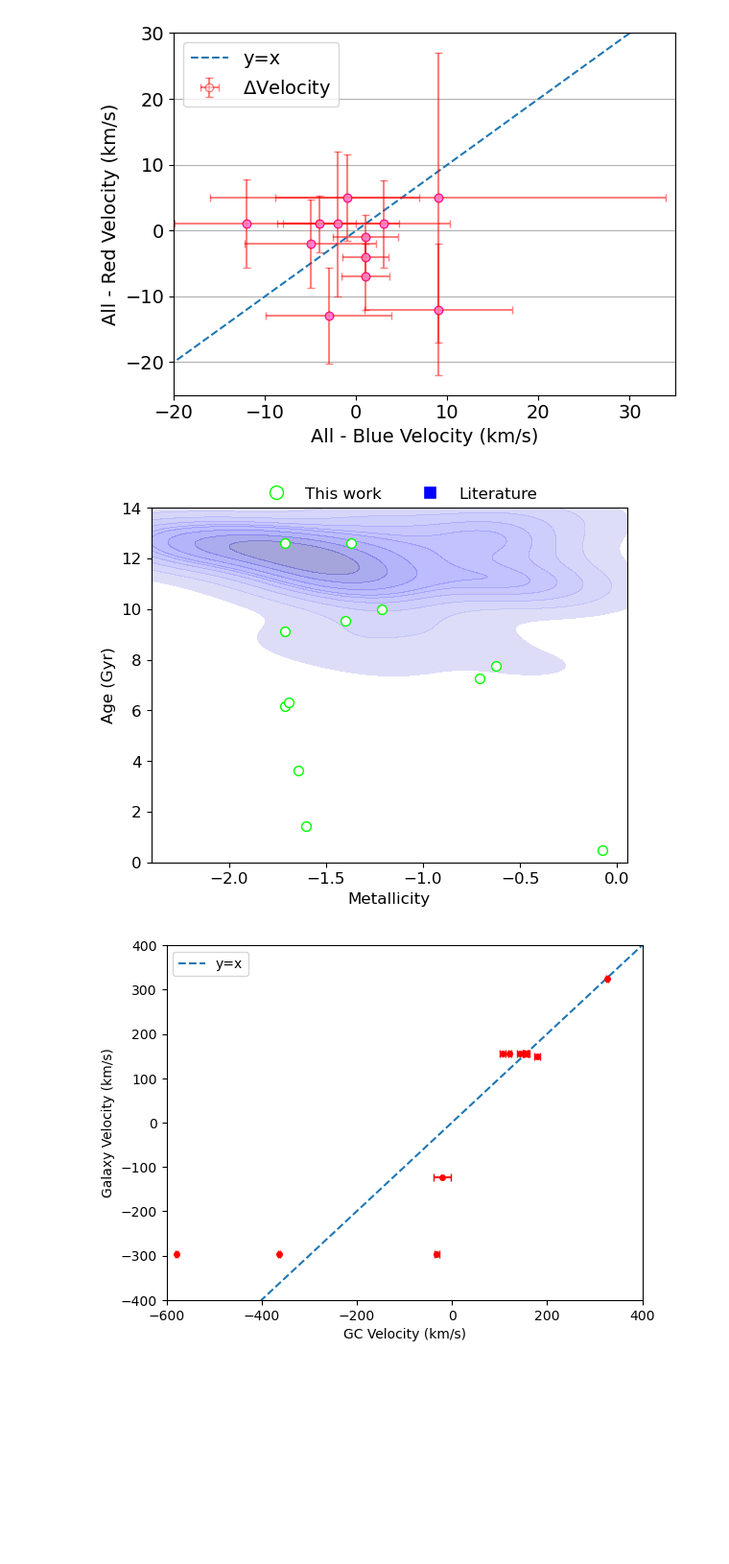
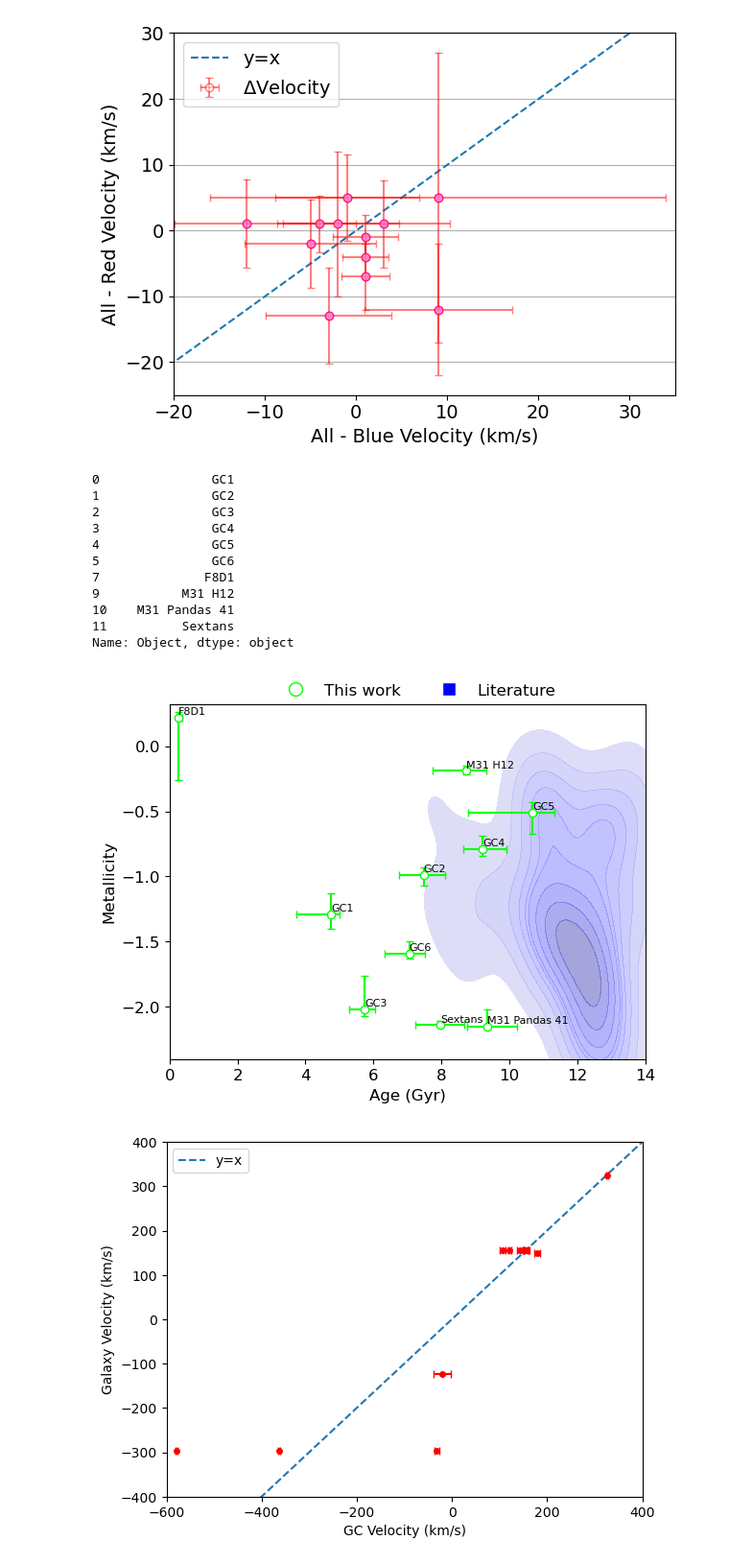
Before and after one commit to daniel-lyon/CAS-Summer-Project, a Jupyter notebook: scripts/red_vs_blue.ipynb, the cells around one changed output. Shown at 96% size. Drawn from its saved outputs; the diff is of its cells as text; code cells hidden in the pictures; blank space fills up the shorter version.

```diff
--- a/scripts/red_vs_blue.ipynb
+++ b/scripts/red_vs_blue.ipynb
@@ -78,6 +78,7 @@ plt.show()
 # %% [output]
 [figure]
 # %%
+import numpy as np
 import pandas as pd
 import seaborn as sns
 import matplotlib.pyplot as plt
@@ -85,51 +86,70 @@ from matplotlib.lines import Line2D
 
 file_path = "/home/daniel/Documents/Swinburne/ultra-diffuse-galaxies/results_SP/results.ods"
 sheet_name = 0  # Sheet index starts from 0
-columns = ['Age (Gyr)', 'Metallicity', 'Object']
-
+columns = ['Age (Gyr)', 'Age_up_err', 'Age_low_err', 'Metallicity (Z/H) (Dex)', 'Met_up_err', 'Met_low_err', 'Object']
 df = pd.read_excel(file_path, sheet_name=sheet_name, usecols=columns)
 df.dropna(inplace=True)
 
 # Forbes 2022 -- https://ui.adsabs.harvard.edu/abs/2022MNRAS.512..802F/abstract
 NGC_2403_AGE = [12.5, 7.8, 9, 9.3, 8.6, 10.8]
 NGC_2403_MET = [-2.2, -1.2, -1.35, -1.15, -1.6, -1.5]
 
 # Reico-Blanco 2018 -- https://www.aanda.org/articles/aa/full_html/2018/12/aa33179-18/aa33179-18.html
-RB_AGE = [11.75, 11.50, 10.75, 10.75, 11.00, 11.00, 11.50, 12.25, 12.00, 12.50, 12.25, 12.25, 11.75, 12.50, 12.50, 11.50, 10.75, 12.25, 12.25, 11.50, 12.75, 12.00, 12.00, 13.00, 11.75, 11.25, 12.75, 10.75, 12.5, 11.00, 13.00, 12.25, 10.75, 12.75, 12.50, 11.75, 11.25, 11.00, 11.25, 12.50, 12.75, 11.75, 12.50, 12.50, 12.50, 12.75, 8.30, 13.00, 11.00, 11.50, 11.25, 12.75, 11.75, 13.00, 12.00, 9.00, 13.00, 7.75, 11.25, 10.75, 10.50]
-RB_MET = [-0.76, -1.32, -1.30, -1.27, -1.18, -1.18, -1.51, -1.78, -2.27, -1.89, -2.06, -2.30, -1.50, -1.70, -2.31, -1.33, -0.29, -1.63, -1.98, -1.18, -1.82, -1.03, -1.58, -1.33, -1.57, -0.37, -2.35, -0.62, -1.07, -0.59, -1.99, -2.15, -0.46, -1.79, -1.82, -1.50, -0.42, -0.59, -0.76, -1.70, -1.62, -1.44, -1.26, -1.11, -1.55, -2.00, 0.29, -1.93, -0.82, -1.48, -1.46, -2.33, -1.66, -2.33, -1.74, -0.81, -2.34, -0.45, -1.64, -1.78, -1.2]
+RB_AGE = [11.75, 11.50, 10.75, 10.75, 11.00, 11.00, 11.50, 12.25, 12.00, 12.50, 12.25, 12.25, 11.75, 12.50, 12.50, 11.50, 10.75, 12.25, 12.25, 11.50, 12.75, 12.00, 12.00, 13.00, 11.75, 11.25, 12.75, 10.75, 12.5, 11.00, 13.00, 12.25, 10.75, 12.75, 12.50, 11.75, 11.25, 11.00, 11.25, 12.50, 12.75, 11.75, 12.50, 12.50, 12.50, 12.75, 13.00, 11.00, 11.50, 11.25, 12.75, 11.75, 13.00, 12.00, 9.00, 13.00, 7.75, 11.25, 10.75, 10.50]
+RB_MET = [-0.76, -1.32, -1.30, -1.27, -1.18, -1.18, -1.51, -1.78, -2.27, -1.89, -2.06, -2.30, -1.50, -1.70, -2.31, -1.33, -0.29, -1.63, -1.98, -1.18, -1.82, -1.03, -1.58, -1.33, -1.57, -0.37, -2.35, -0.62, -1.07, -0.59, -1.99, -2.15, -0.46, -1.79, -1.82, -1.50, -0.42, -0.59, -0.76, -1.70, -1.62, -1.44, -1.26, -1.11, -1.55, -2.00, -1.93, -0.82, -1.48, -1.46, -2.33, -1.66, -2.33, -1.74, -0.81, -2.34, -0.45, -1.64, -1.78, -1.2]
 
 # Nunez 2024 -- https://arxiv.org/pdf/2401.02519.pdf
 NUNEZ_AGE = [12.25, 10.00, 12.75, 13.75, 11.50, 13.75, 12.25, 13.75, 12.75, 12.75, 13.75, 12.75, 13.25, 12.75, 13.25, 13.75, 13.25]
 NUNEZ_MET = [-0.64, -1.25, -0.64, -0.33, -0.33, -1.25, -1.25, -1.25, -0.64, -0.64, -0.33, -0.64, -1.25, -0.64, -0.64, -0.64, -0.64]
 
 lit_age = NGC_2403_AGE + RB_AGE + NUNEZ_AGE
 lit_met = NGC_2403_MET + RB_MET + NUNEZ_MET
 
 this_work = Line2D([0], [0], marker='o', color='w', label='This work', markerfacecolor='white', markersize=10, markeredgecolor='lime')
 literature = Line2D([0], [0], marker='s', color='w', label='Literature', markerfacecolor='blue', markersize=10)
 
+age = df['Age (Gyr)']
+age_up_err = df['Age_up_err']
+age_low_err = np.abs(df['Age_low_err'])
+met = df['Metallicity (Z/H) (Dex)']
+met_up_err = df['Met_up_err']
+met_low_err = np.abs(df['Met_low_err'])
+
 # plt.scatter(NGC_2403_MET, NGC_2403_AGE, label='Forbes 2022', marker='^', color='magenta')
 # plt.scatter(RB_MET, RB_AGE, label='Reico-Blanco 2018', marker='*', color='cyan')
 # plt.scatter(NUNEZ_MET, NUNEZ_AGE, label='Nunez 2024', marker='x', color='red')
 # plt.scatter(lit_met, lit_age, label='Literature', marker='^', color='blue')
-sns.kdeplot(x=lit_met, y=lit_age, fill=True, color='blue', alpha=0.5)
-plt.scatter(df['Metallicity'], df['Age (Gyr)'], label='This work', edgecolor='lime', facecolor='white', s=50)
-plt.xlabel('Metallicity', fontsize=12)
-plt.ylabel('Age (Gyr)', fontsize=12)
+sns.kdeplot(x=lit_age, y=lit_met, fill=True, color='blue', alpha=0.5)
+plt.errorbar(age, met, xerr=[age_low_err, age_up_err], yerr=[met_low_err, met_up_err],
+    fmt='o', ecolor='lime', capsize=3, mfc='white', color='lime')
+plt.ylabel('Metallicity', fontsize=12)
+plt.xlabel('Age (Gyr)', fontsize=12)
 # plt.axhline(y=8, color='black', linestyle='--')
 # plt.fill_between([-3, 0.5], [8, 8], [15, 15], color='blue', alpha=0.1)
 # plt.fill_between([-3, 0.5], [8, 8], [0, 0], color='red', alpha=0.1)
-# for met, age, name in zip(df['Metallicity'], df['Age (Gyr)'], df['Object']):
-#     if age > 6:
-#         plt.text(met, age, name, fontsize=8)
-plt.xlim(-2.4, 0.05)
-plt.ylim(0, 14)
+
+print(df['Object'])
+for met, age, name in zip(met, age, df['Object']):
+    plt.text(age, met+0.025, name, fontsize=8)
+plt.ylim(-2.4, 0.32)
+plt.xlim(0, 14)
 plt.legend(handles=[this_work, literature], bbox_to_anchor=(0.2, 1.1), loc='upper left', fancybox=True, ncol=2, fontsize=12, frameon=False)
 plt.xticks(fontsize=12)
 plt.yticks(fontsize=12)
 plt.show()
 # %% [output]
+0               GC1
+1               GC2
+2               GC3
+3               GC4
+4               GC5
+5               GC6
+7              F8D1
+9           M31 H12
+10    M31 Pandas 41
+11          Sextans
+Name: Object, dtype: object
-[figure, old version]
+[figure, new version]
 # %%
 import numpy as np
 import matplotlib.pyplot as plt
```
Also changed, not shown: 23 other files.
